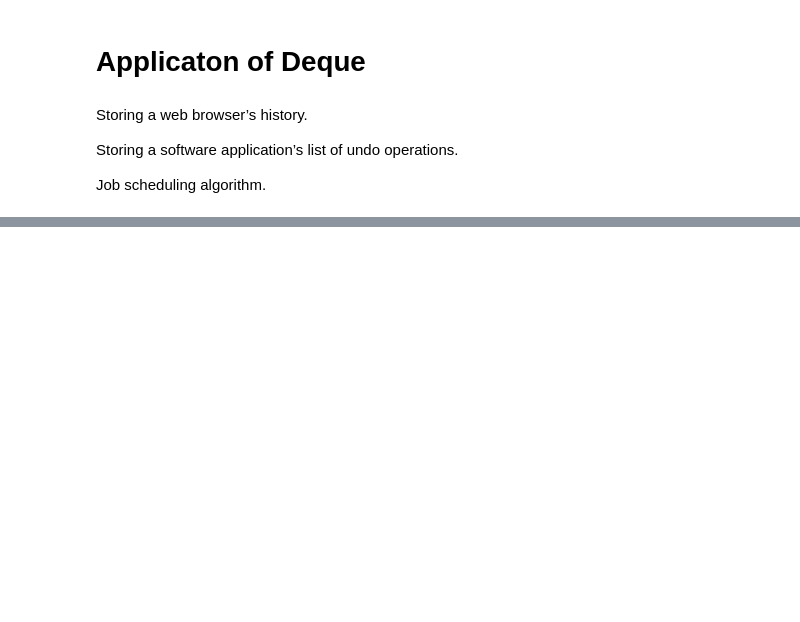
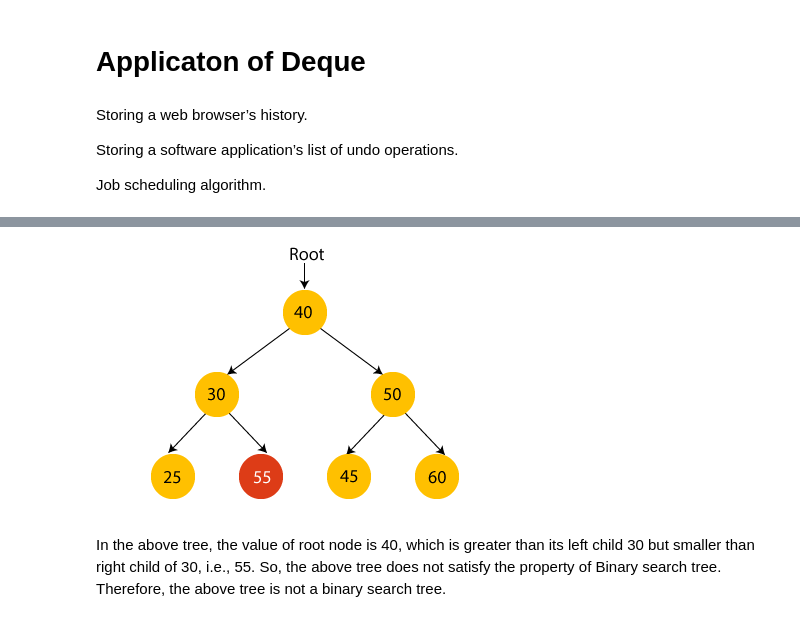
Before and after one commit to Geek9Learner/Basic-Python-and-Projects, a Jupyter notebook: Data_Structure.ipynb, the cells around one changed output, grey strips where cells are left out. Drawn from its saved outputs; the diff is of its cells as text; code cells hidden in the pictures; blank space fills up the shorter version.

```diff
--- a/Data_Structure.ipynb
+++ b/Data_Structure.ipynb
@@ -1299,0 +1631,9 @@ print(l1)
+# %%
+from PIL import Image
+img2=Image.open('Tree2.png')
+img2
+# %% [output]
+[figure, added]
+# %% [markdown]
+In the above tree, the value of root node is 40, which is greater than its left child 30 but smaller than right child of 30,
+i.e., 55. So, the above tree does not satisfy the property of Binary search tree. Therefore, the above tree is not a binary search tree.
```
Also changed, not shown: parts of 76 cells of this notebook, 15 other files.
